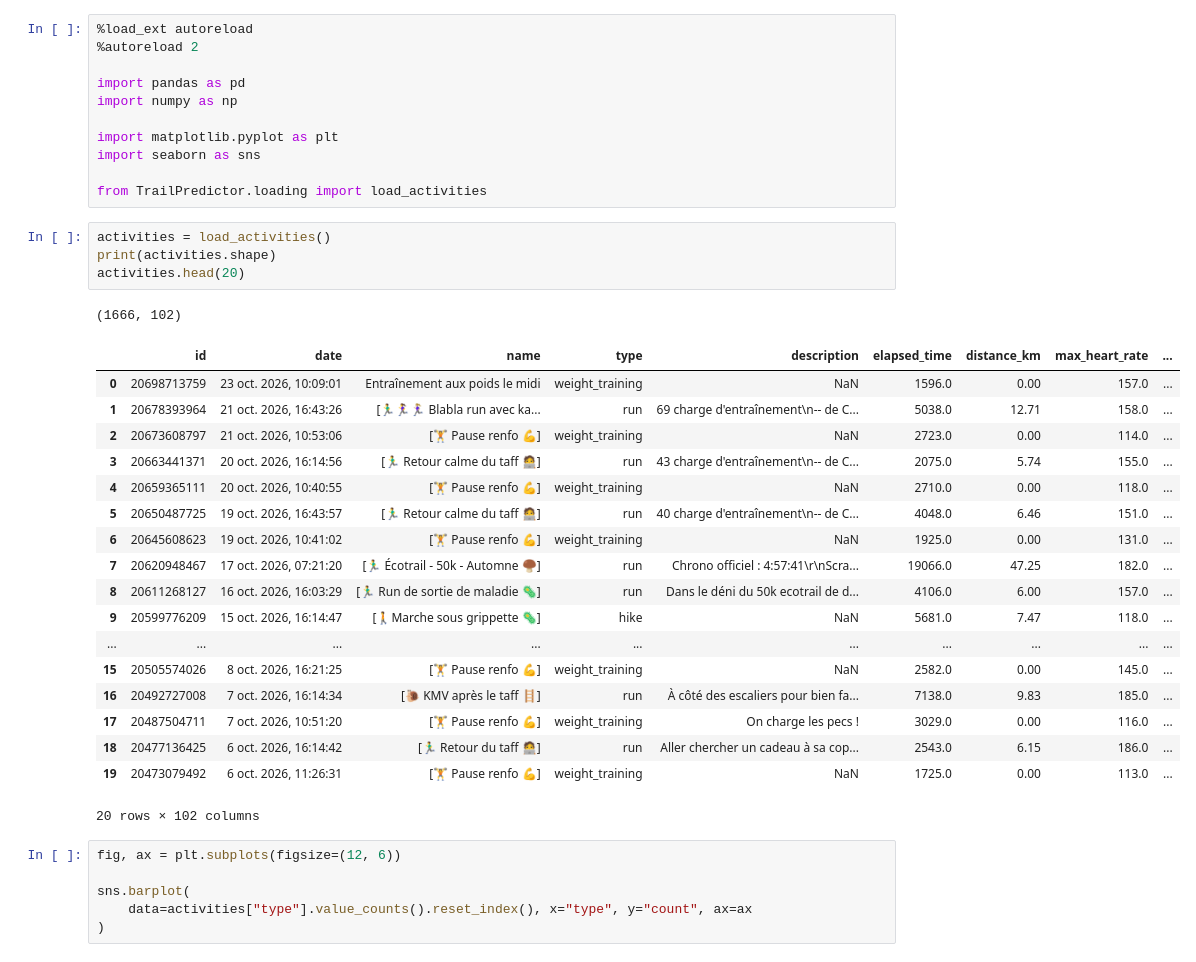
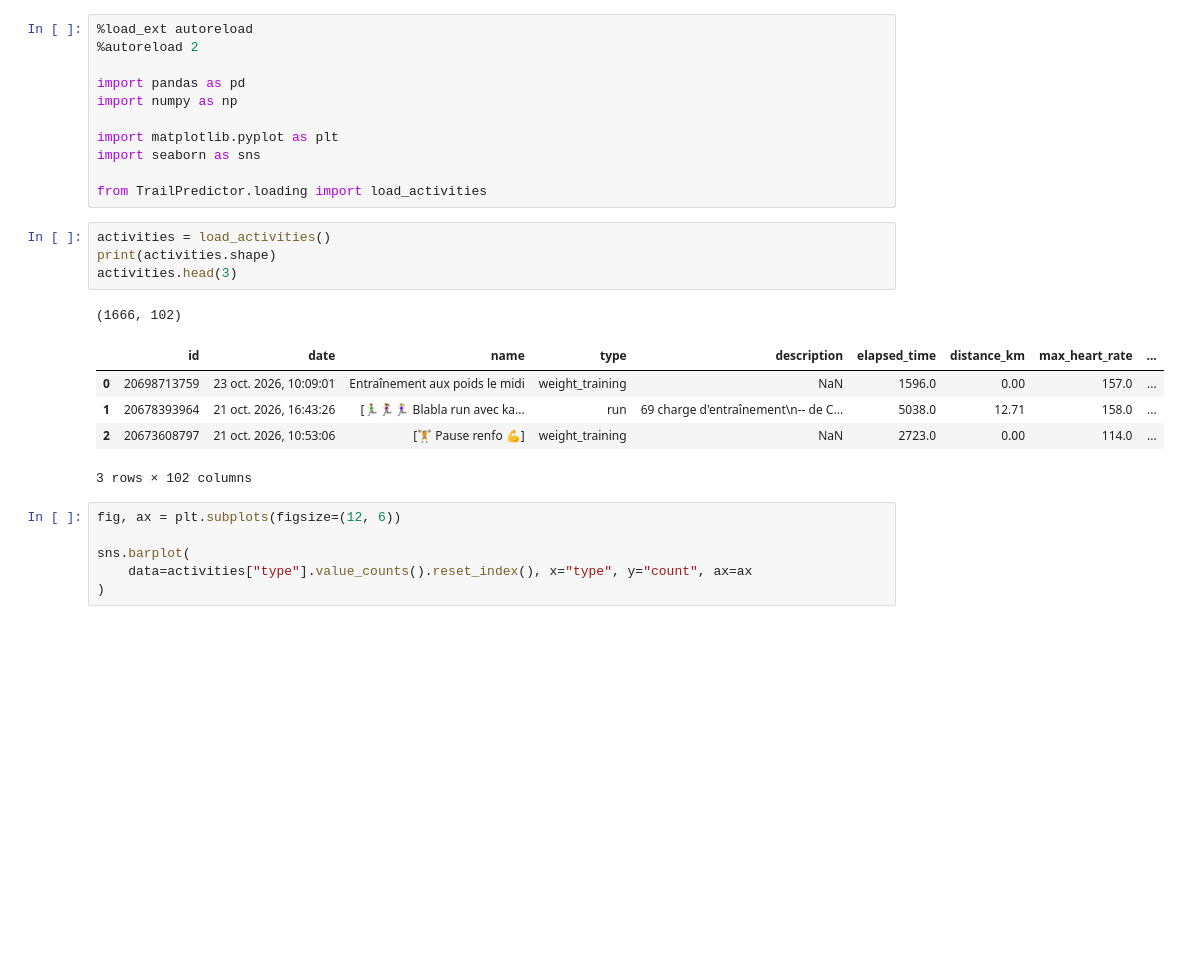
Before and after one commit to caillebotteAntoine/trailPredictor, a Jupyter notebook: main.ipynb, the cells around one changed output. Saved outputs shown, nothing was run; the diff lists cells and outputs as text; blank space fills up the shorter version.

```diff
--- a/main.ipynb
+++ b/main.ipynb
@@ -12,27 +12,14 @@ from TrailPredictor.loading import load_activities
 # %%
 activities = load_activities()
 print(activities.shape)
-activities.head(20)
+activities.head(3)
 # %% [output]
 (1666, 102)
 |  | id | date | name | type | description | elapsed_time | distance_km | max_heart_rate | ... |
 | 0 | 20698713759 | 23 oct. 2026, 10:09:01 | Entraînement aux poids le midi | weight_training | NaN | 1596.0 | 0.00 | 157.0 | ... |
 | 1 | 20678393964 | 21 oct. 2026, 16:43:26 | [🏃‍♂️🏃‍♀️🏃🏼‍♀️ Blabla run avec ka... | run | 69 charge d'entraînement\n-- de C... | 5038.0 | 12.71 | 158.0 | ... |
 | 2 | 20673608797 | 21 oct. 2026, 10:53:06 | [🏋️ Pause renfo 💪] | weight_training | NaN | 2723.0 | 0.00 | 114.0 | ... |
-| 3 | 20663441371 | 20 oct. 2026, 16:14:56 | [🏃‍♂️ Retour calme du taff 🧑‍💻] | run | 43 charge d'entraînement\n-- de C... | 2075.0 | 5.74 | 155.0 | ... |
-| 4 | 20659365111 | 20 oct. 2026, 10:40:55 | [🏋️ Pause renfo 💪] | weight_training | NaN | 2710.0 | 0.00 | 118.0 | ... |
-| 5 | 20650487725 | 19 oct. 2026, 16:43:57 | [🏃‍♂️ Retour calme du taff 🧑‍💻] | run | 40 charge d'entraînement\n-- de C... | 4048.0 | 6.46 | 151.0 | ... |
-| 6 | 20645608623 | 19 oct. 2026, 10:41:02 | [🏋️ Pause renfo 💪] | weight_training | NaN | 1925.0 | 0.00 | 131.0 | ... |
-| 7 | 20620948467 | 17 oct. 2026, 07:21:20 | [🏃‍♂️ Écotrail - 50k - Automne 🍄‍🟫] | run | Chrono officiel : 4:57:41\r\nScra... | 19066.0 | 47.25 | 182.0 | ... |
-| 8 | 20611268127 | 16 oct. 2026, 16:03:29 | [🏃‍♂️ Run de sortie de maladie 🦠] | run | Dans le déni du 50k ecotrail de d... | 4106.0 | 6.00 | 157.0 | ... |
-| 9 | 20599776209 | 15 oct. 2026, 16:14:47 | [🚶Marche sous grippette 🦠] | hike | NaN | 5681.0 | 7.47 | 118.0 | ... |
-| ... | ... | ... | ... | ... | ... | ... | ... | ... | ... |
-| 15 | 20505574026 | 8 oct. 2026, 16:21:25 | [🏋️ Pause renfo 💪] | weight_training | NaN | 2582.0 | 0.00 | 145.0 | ... |
-| 16 | 20492727008 | 7 oct. 2026, 16:14:34 | [🐌 KMV après le taff 🪜] | run | À côté des escaliers pour bien fa... | 7138.0 | 9.83 | 185.0 | ... |
-| 17 | 20487504711 | 7 oct. 2026, 10:51:20 | [🏋️ Pause renfo 💪] | weight_training | On charge les pecs ! | 3029.0 | 0.00 | 116.0 | ... |
-| 18 | 20477136425 | 6 oct. 2026, 16:14:42 | [🏃‍♂️ Retour du taff 🧑‍💻] | run | Aller chercher un cadeau à sa cop... | 2543.0 | 6.15 | 186.0 | ... |
-| 19 | 20473079492 | 6 oct. 2026, 11:26:31 | [🏋️ Pause renfo 💪] | weight_training | NaN | 1725.0 | 0.00 | 113.0 | ... |
-20 rows × 102 columns
+3 rows × 102 columns
 # %%
 fig, ax = plt.subplots(figsize=(12, 6))
 
```
Also changed, not shown: parts of 25 cells of this notebook, 17 other files.
